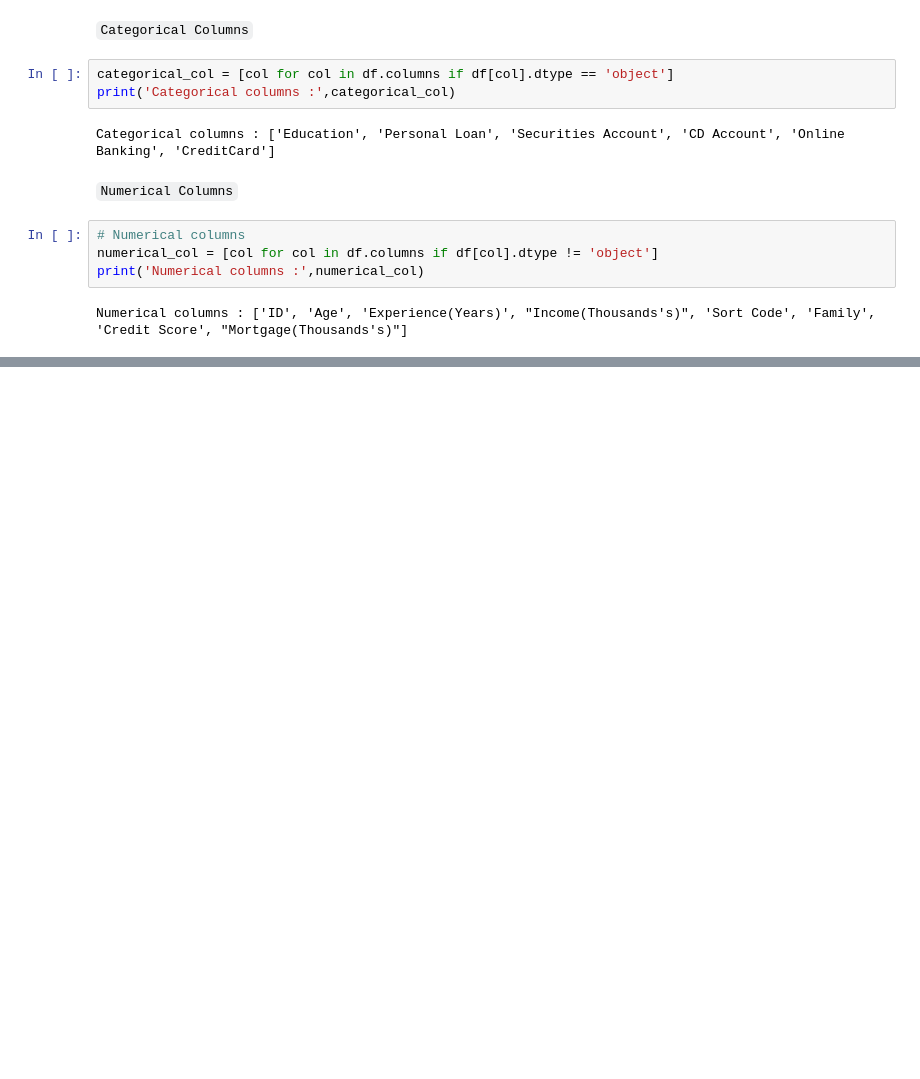
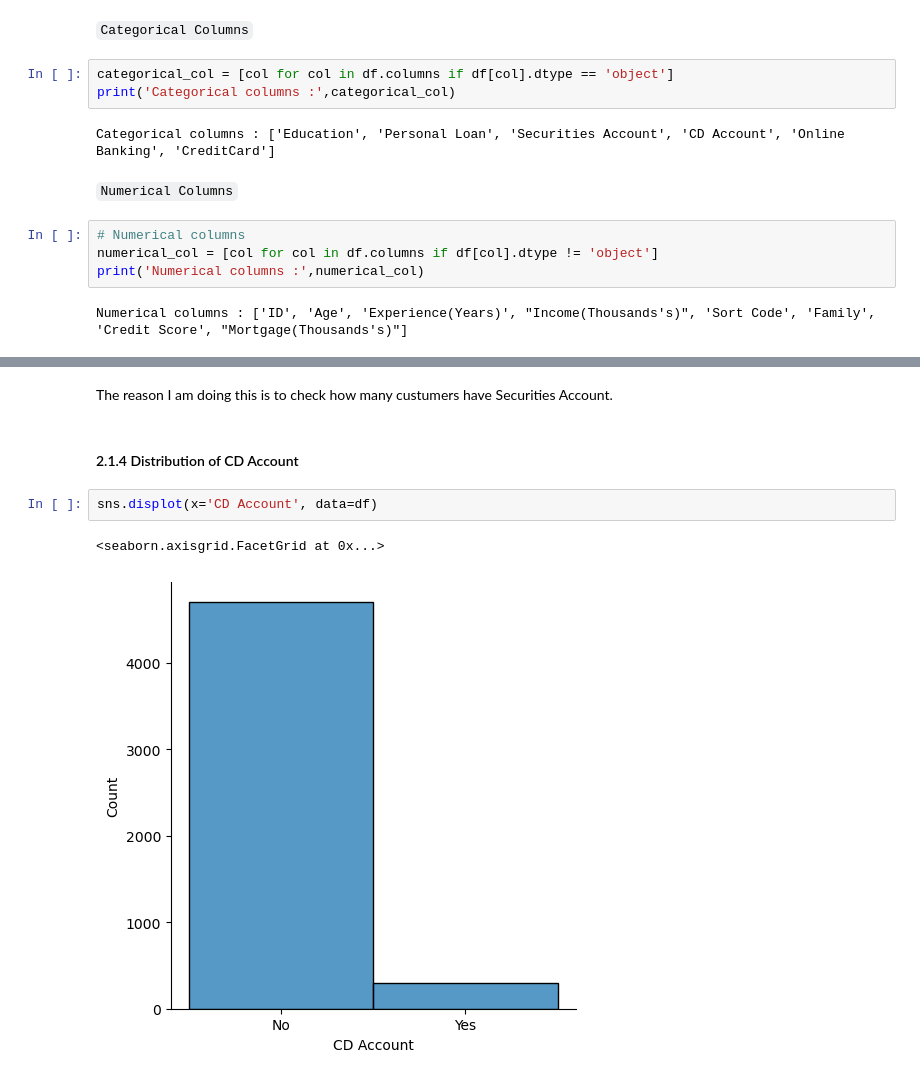
Before and after one commit to mariosantos2023410/MarioSantos_ML_CA2, a Jupyter notebook: MarioSantos_ML_CA2.ipynb, the cells around one changed output, grey strips where cells are left out. Saved outputs shown, nothing was run; the diff lists cells and outputs as text; blank space fills up the shorter version.

```diff
--- a/MarioSantos_ML_CA2.ipynb
+++ b/MarioSantos_ML_CA2.ipynb
@@ -225,0 +210,9 @@ In this situation here, the Inter Quartile Range it is adjusted and scaled up. T
+# %% [markdown]
+The reason I am doing this is to check how many custumers have Securities Account.
+# %% [markdown]
+#### 2.1.4 Distribution of CD Account
+# %%
+sns.displot(x='CD Account', data=df)
+# %% [output]
+<seaborn.axisgrid.FacetGrid at 0x...>
+[figure, added]
```
Also changed, not shown: parts of 49 cells of this notebook.
